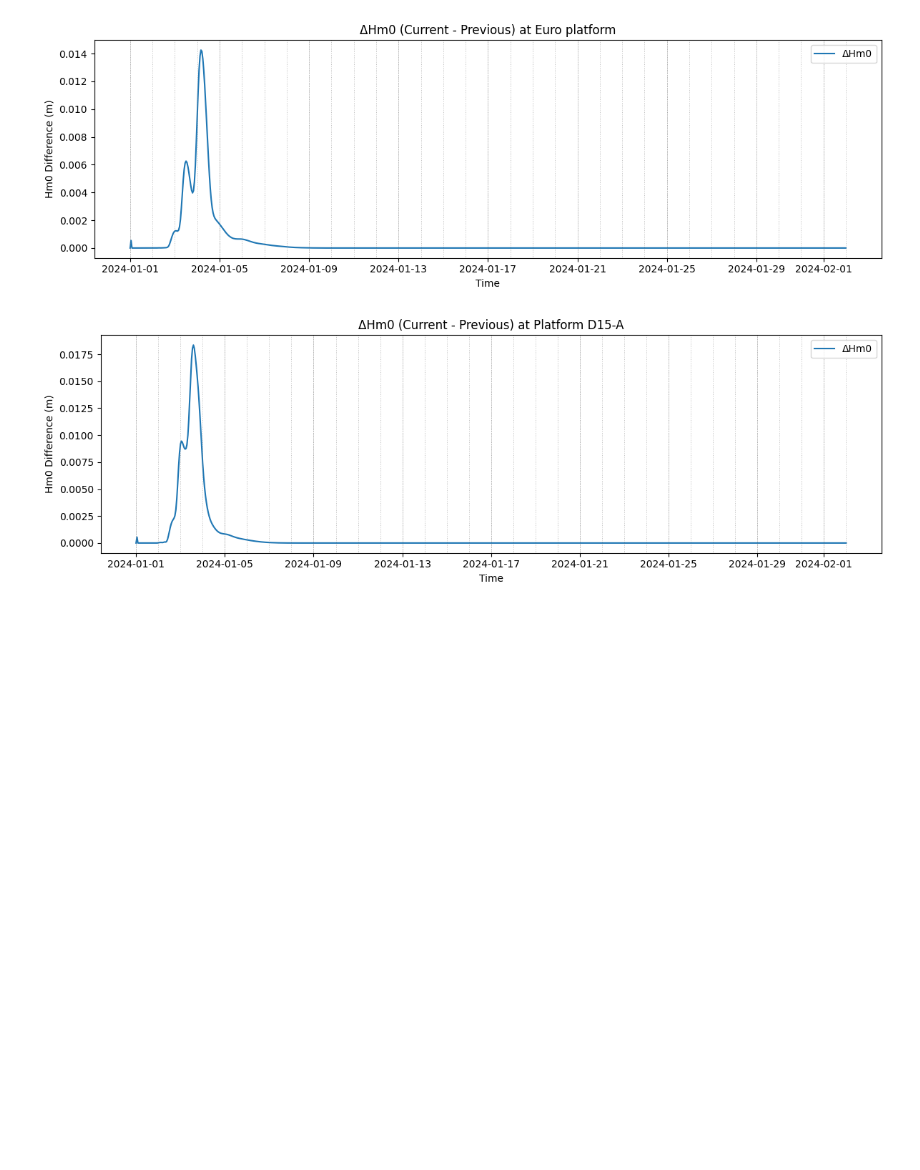
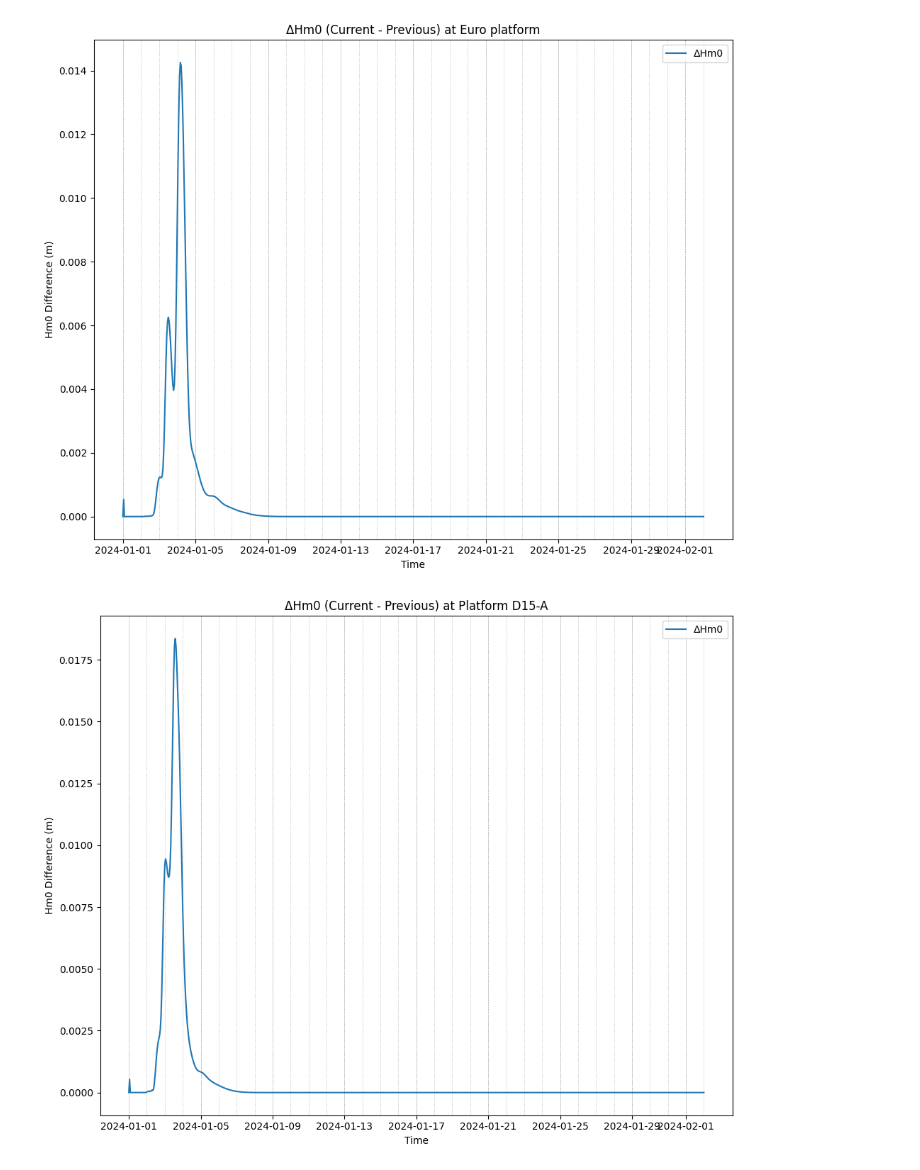
Before and after one commit to Deltares-research/cht_hurrywave, a Jupyter notebook: examples/DanielTest/02_scripts/spin_up.ipynb, the cells around one changed output. Saved outputs shown, nothing was run; the diff lists cells and outputs as text; code cells hidden in the pictures; blank space fills up the shorter version.

```diff
--- a/examples/DanielTest/02_scripts/spin_up.ipynb
+++ b/examples/DanielTest/02_scripts/spin_up.ipynb
@@ -149,34 +150,34 @@ for station in station_list_model:
 
     # Save the first graph only
     if station == station_list_model[0]:
-        plt.figure(figsize=(12, 4))
+        plt.figure(figsize=(10, 8))
         plt.plot(time, diff_hm0, label='ΔHm0')
         plt.title(f"ΔHm0 (Current - Previous) at {station}")
         plt.xlabel("Time")
         plt.ylabel("Hm0 Difference (m)")
         plt.grid(True, which='both', axis='x', linestyle='--', linewidth=0.5, alpha=0.7)
         days = np.array([pd.Timestamp(t).normalize() for t in time])
         unique_days = np.unique(days)
         for day in unique_days:
             plt.axvline(day, color='gray', linestyle=':', linewidth=0.7, alpha=0.5)
         plt.legend()
         plt.tight_layout()
         plt.savefig(os.path.join(output_dir, "output.png"))
         plt.show()
     else:
-        plt.figure(figsize=(12, 4))
+        plt.figure(figsize=(10, 8))
         plt.plot(time, diff_hm0, label='ΔHm0')
         plt.title(f"ΔHm0 (Current - Previous) at {station}")
         plt.xlabel("Time")
         plt.ylabel("Hm0 Difference (m)")
         plt.grid(True, which='both', axis='x', linestyle='--', linewidth=0.5, alpha=0.7)
         days = np.array([pd.Timestamp(t).normalize() for t in time])
         unique_days = np.unique(days)
         for day in unique_days:
             plt.axvline(day, color='gray', linestyle=':', linewidth=0.7, alpha=0.5)
         plt.legend()
         plt.tight_layout()
         plt.show()
 # %% [output]
-[figure, old version]
+[figure, new version]
-[figure, old version]
+[figure, new version]
```
Also changed, not shown: parts of 6 cells of this notebook, 23 other files.
